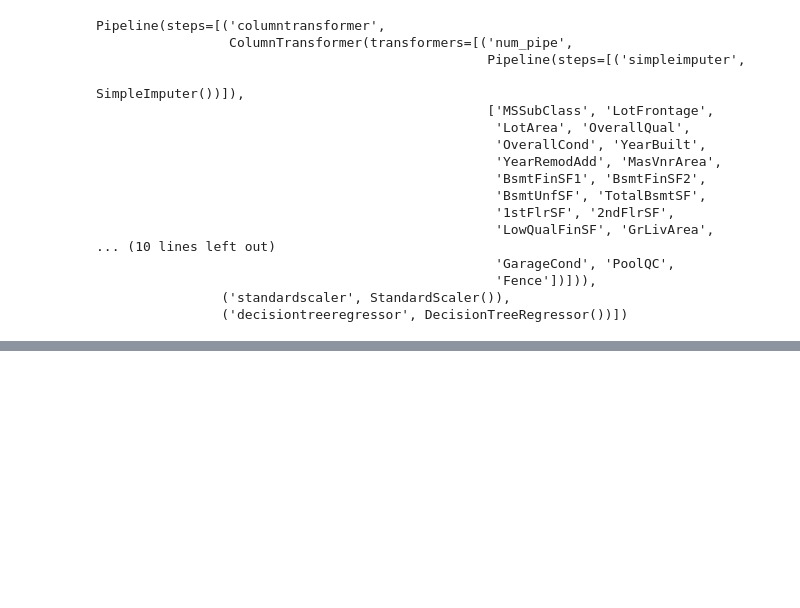
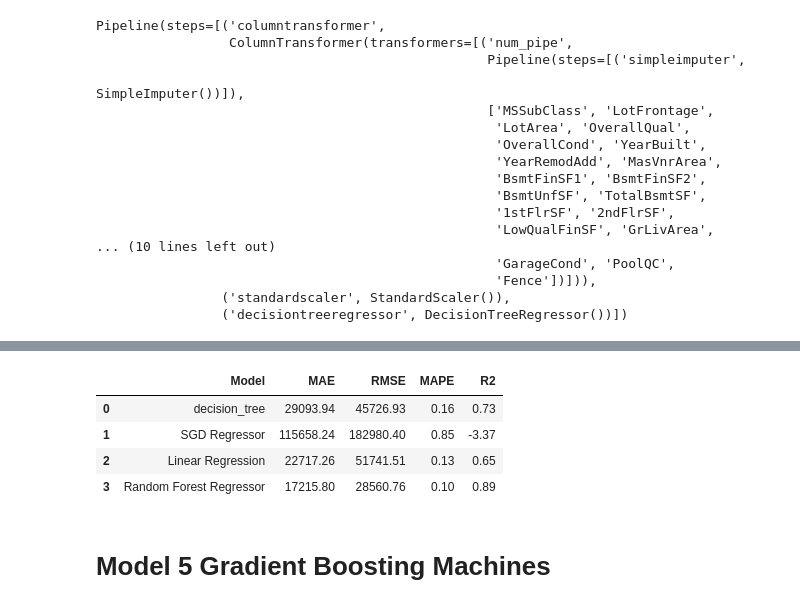
Before and after one commit to MerleSt/HousingPricePrediction, a Jupyter notebook: Notebooks/model.ipynb, the cells around one changed output, grey strips where cells are left out. Drawn from its saved outputs; the diff is of its cells as text; code cells hidden in the pictures; blank space fills up the shorter version.

```diff
--- a/Notebooks/model.ipynb
+++ b/Notebooks/model.ipynb
@@ -122,0 +221,11 @@ Pipeline(steps=[('columntransformer',
+# %%
+model_name = 'Linear Regression'
+model_df = pd.DataFrame({
+    "Model" : [model_name],
+    "MAE": [mae],
+    "RMSE": [rmse],
+    "MAPE": [mape],
+    "R2": [r2]},
+)
+model_evaluation_metrics = pd.concat([model_evaluation_metrics, model_df], ignore_index=True)
+model_evaluation_metrics
@@ -122,0 +239,4 @@ Pipeline(steps=[('columntransformer',
+# %%
+pipeline = make_pipeline(preprocessor, StandardScaler(), RandomForestRegressor(random_state=42))
+# %%
+pipeline.fit(X_train, y_train)
@@ -122,0 +261,25 @@ Pipeline(steps=[('columntransformer',
+# %%
+predictions = pipeline.predict(X_test)
+mae = mean_absolute_error(y_true = y_test, y_pred = predictions).round(2)
+rmse = mean_squared_error(y_true = y_test, y_pred = predictions, squared=False).round(2)
+mape = mean_absolute_percentage_error(y_true = y_test, y_pred = predictions).round(2)
+r2 = r2_score(y_true = y_test, y_pred = predictions).round(2)
+# %%
+model_name = 'Random Forest Regressor'
+model_df = pd.DataFrame({
+    "Model" : [model_name],
+    "MAE": [mae],
+    "RMSE": [rmse],
+    "MAPE": [mape],
+    "R2": [r2]},
+)
+model_evaluation_metrics = pd.concat([model_evaluation_metrics, model_df], ignore_index=True)
+model_evaluation_metrics
+# %% [output]
+|  | Model | MAE | RMSE | MAPE | R2 |
+| 0 | decision_tree | 29093.94 | 45726.93 | 0.16 | 0.73 |
+| 1 | SGD Regressor | 115658.24 | 182980.40 | 0.85 | -3.37 |
+| 2 | Linear Regression | 22717.26 | 51741.51 | 0.13 | 0.65 |
+| 3 | Random Forest Regressor | 17215.80 | 28560.76 | 0.10 | 0.89 |
+# %% [markdown]
+# __Model 5__ Gradient Boosting Machines
```
Also changed, not shown: parts of 25 cells of this notebook.
